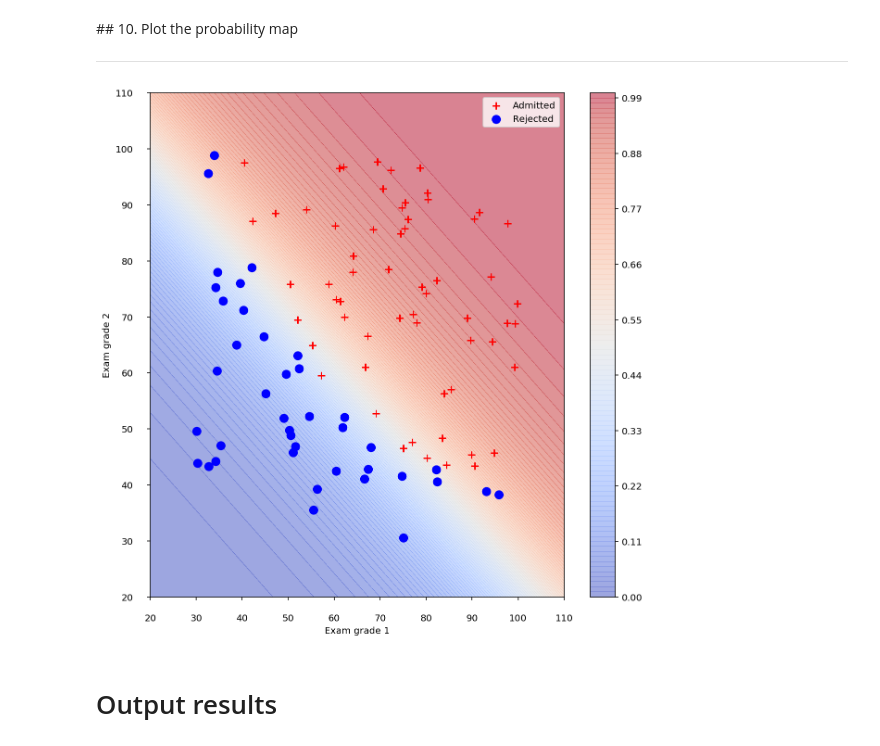
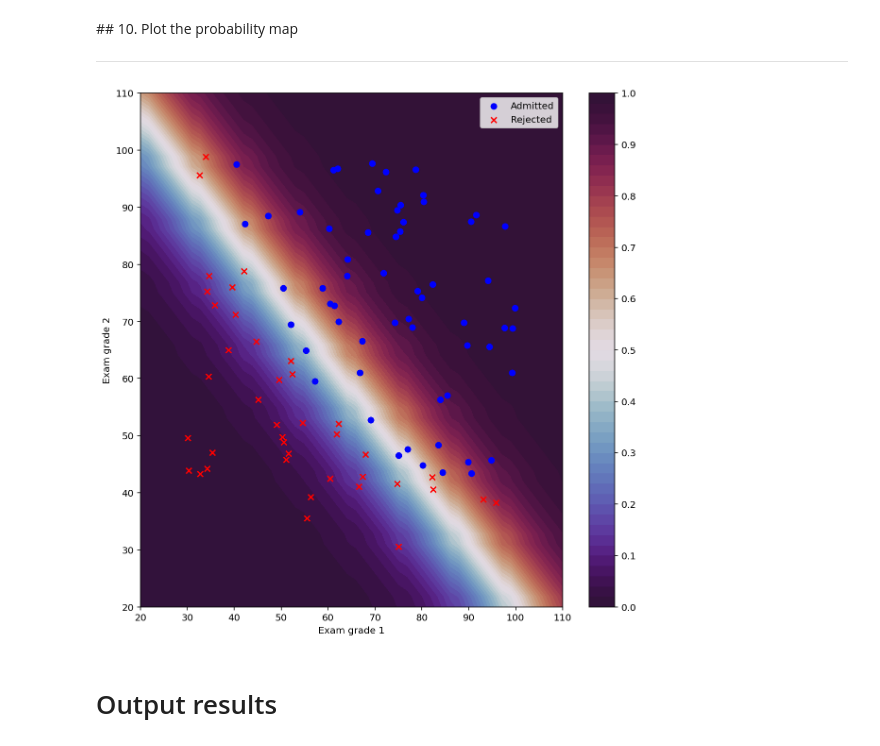
Before and after one commit to wkdthf21/Machine-Learning-Assignment, a Jupyter notebook: 04/assignment_04.ipynb, the cells around one changed output. Drawn from its saved outputs; the diff is of its cells as text; code cells hidden in the pictures.

Commit message:
plot the probability map using the mse

```diff
--- a/04/assignment_04.ipynb
+++ b/04/assignment_04.ipynb
@@ -486,42 +486,43 @@ plt.show()
 ## 10. Plot the probability map
 <hr>
 # %%
-num_a = 110
-grid_x1 = np.linspace(20,110,num_a)
-grid_x2 = np.linspace(20,110,num_a)
+num_a = 150
+grid_x1 = np.linspace(20,110)
+grid_x2 = np.linspace(20,110)
 
-score_x1, score_x2 = np.meshgrid( )
+score_x1, score_x2 = np.meshgrid(grid_x1, grid_x2)
 
-Z = np.zeros( )
+Z = np.zeros((len(grid_x1), len(grid_x2)))
 
-for i in range(len(score_x1)):
-    for j in range(len(score_x2)):
-
-            predict_prob = sigmoid( )
-
+for i in range(len(grid_x1)):
+    for j in range(len(grid_x2)):
+            temp_X = np.array([[1, 1, 1]])
+            temp_X[0, 1] = grid_x1[i]
+            temp_X[0, 2] = grid_x2[j]
+            predict_prob = sigmoid(np.dot(temp_X, w_mse))
             Z[j, i] = predict_prob
 
-            # actual plotting example
+# actual plotting example
 fig = plt.figure(figsize=(10,10))
 
 ax = fig.add_subplot(111)
-ax.tick_params( )
 ax.set_xlabel('Exam grade 1')
 ax.set_ylabel('Exam grade 2')
 
 ax.set_xlim(20, 110)
 ax.set_ylim(20, 110)
 
-cf = ax.contourf( )
-ax.scatter( )
-ax.scatter( )
-cbar = fig.colorbar(cf)
+cf = ax.contourf(score_x1, score_x2, Z, cmap = 'twilight_shifted', levels = 50)
+ax.scatter(x1[idx_admit], x2[idx_admit], c = 'b', marker = 'o', label = 'Admitted')
+ax.scatter(x1[idx_rejec], x2[idx_rejec], c = 'r', marker = 'x', label = 'Rejected')
+cbar = fig.colorbar(cf, ticks = [0.00, 0.10, 0.20, 0.30, 0.40, 0.50, 0.60, 0.70, 0.80, 0.90, 1.00],)
+
 cbar.update_ticks()
 
 plt.legend()
 plt.show()
 # %% [output]
-[figure, old version]
+[figure, new version]
 # %% [markdown]
 # Output results
 # %% [markdown]
```
Also changed, not shown: parts of 2 cells of this notebook.
